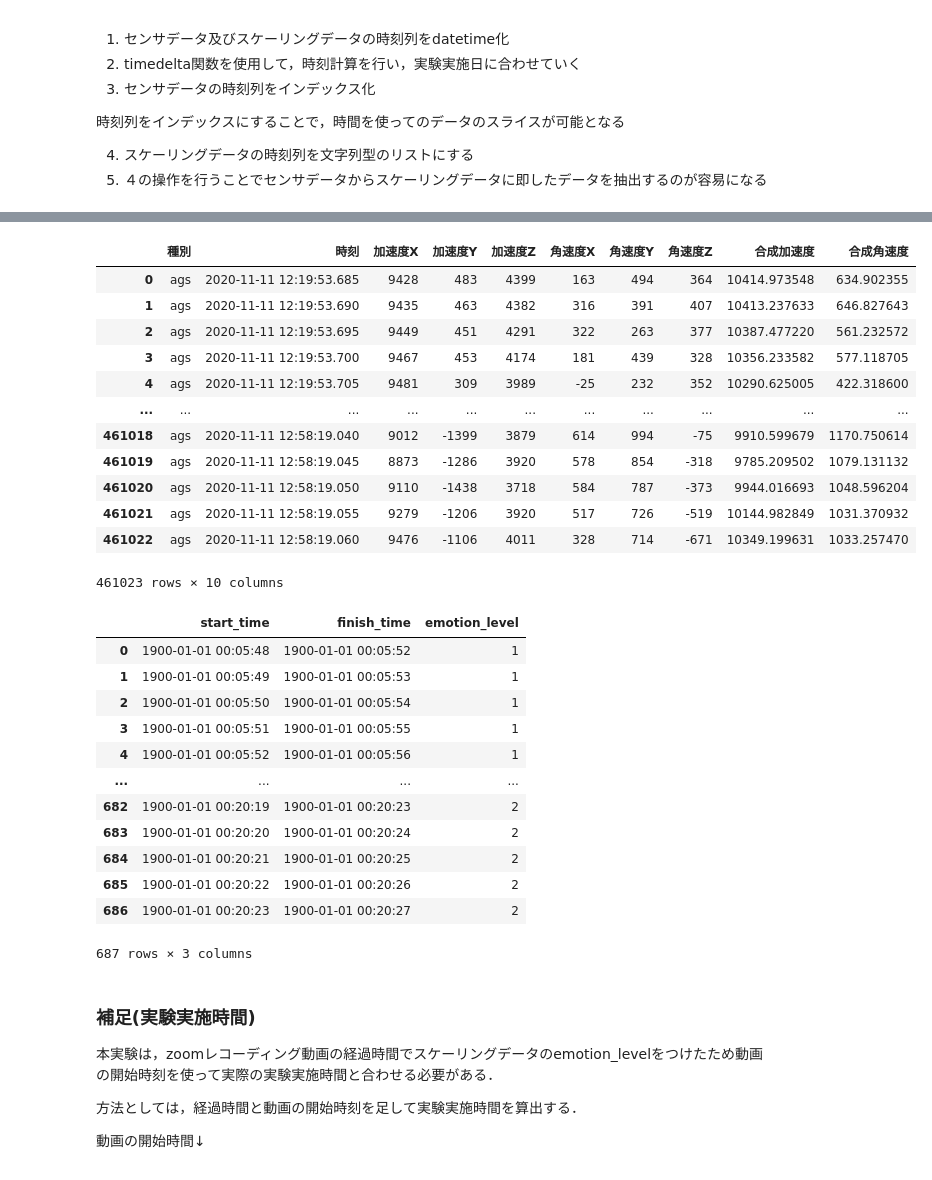
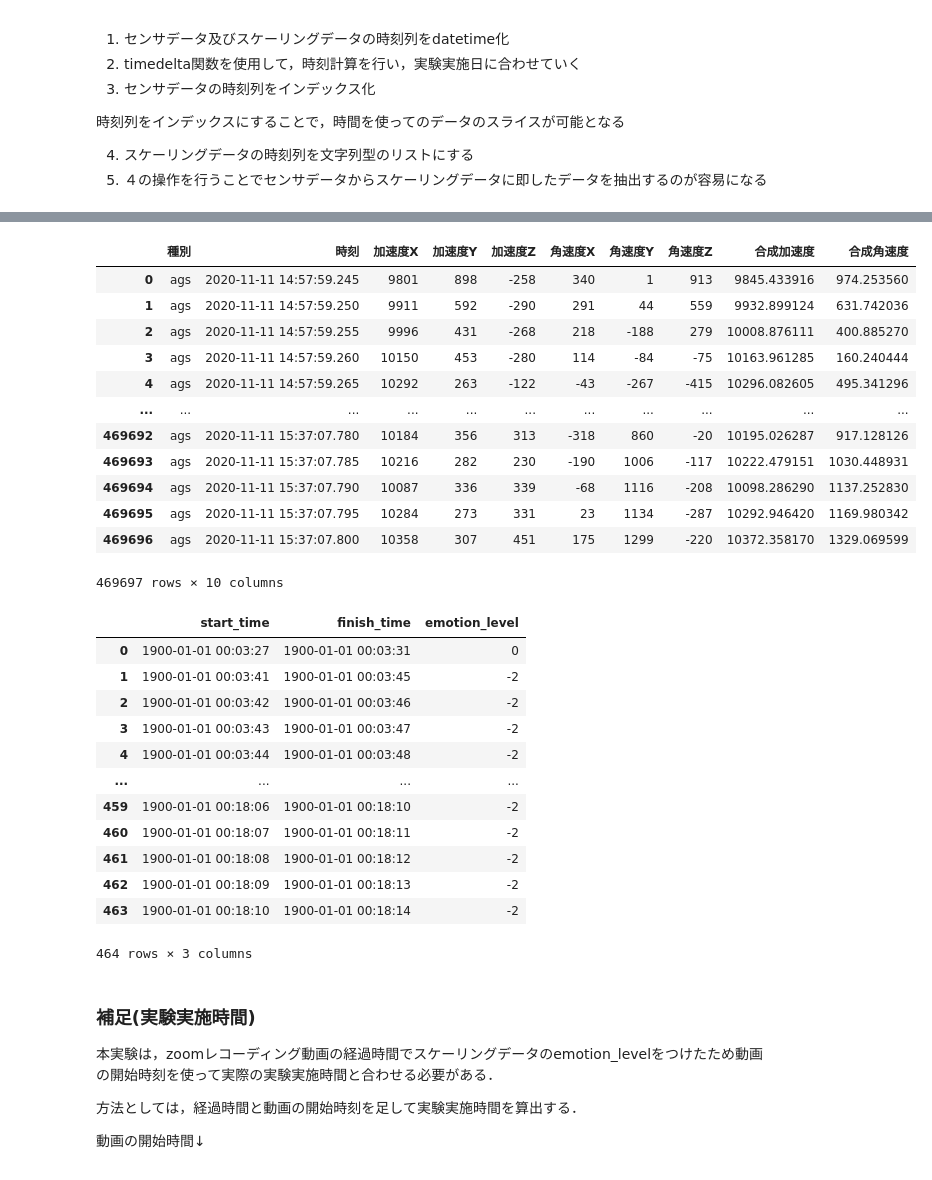
Before and after one commit to aki-1125/exp_gd_20201111, a Jupyter notebook: acc_gyr_gd_20201111_A.ipynb, the cells around one changed output, grey strips where cells are left out. Cells and saved outputs as stored; diff of their text form; code cells hidden in the pictures.

```diff
--- a/acc_gyr_gd_20201111_A.ipynb
+++ b/acc_gyr_gd_20201111_A.ipynb
@@ -75,14 +74,14 @@ def dropna(label):
     a = label.dropna(how='all', axis=1)
     return a
 
-data1_a_label_50 = dropna(data1_a_label_50)
-data1_a_label_60 = dropna(data1_a_label_60)
-data1_a_label_70 = dropna(data1_a_label_70)
-data1_a_label_80 = dropna(data1_a_label_80)
+#data1_a_label_50 = dropna(data1_a_label_50)
+#data1_a_label_60 = dropna(data1_a_label_60)
+#data1_a_label_70 = dropna(data1_a_label_70)
+#data1_a_label_80 = dropna(data1_a_label_80)
 
 # data2_a_label_50 = dropna(data2_a_label_50)
 # data2_a_label_60 = dropna(data2_a_label_60)
-# data2_a_label_70 = dropna(data2_a_label_70)
+data2_a_label_70 = dropna(data2_a_label_70)
 # data2_a_label_80 = dropna(data2_a_label_80)
 # %%
 #欠損値削除
@@ -90,12 +89,12 @@ def dropna(label):
     a = label.dropna(how='all', axis=0)
     return a
 
-data1_a_label_50 = dropna(data1_a_label_50)
-data1_a_label_60 = dropna(data1_a_label_60)
-data1_a_label_70 = dropna(data1_a_label_70)
-data1_a_label_80 = dropna(data1_a_label_80)
+#data1_a_label_50 = dropna(data1_a_label_50)
+#data1_a_label_60 = dropna(data1_a_label_60)
+#data1_a_label_70 = dropna(data1_a_label_70)
+#data1_a_label_80 = dropna(data1_a_label_80)
 
 # data2_a_label_50 = dropna(data2_a_label_50)
 # data2_a_label_60 = dropna(data2_a_label_60)
-# data2_a_label_70 = dropna(data2_a_label_70)
+data2_a_label_70 = dropna(data2_a_label_70)
 # data2_a_label_80 = dropna(data2_a_label_80)
@@ -237,42 +236,42 @@ data1_a_label_80['finish_time'] = pd.to_datetime(data1_a_label_80['finish_time']
 # data2_a_label_60['start_time'] = pd.to_datetime(data2_a_label_60['start_time'], format='%M:%S')
 # data2_a_label_60['finish_time'] = pd.to_datetime(data2_a_label_60['finish_time'], format='%M:%S')
 # %%
-# data2_a_label_70['start_time'] = pd.to_datetime(data2_a_label_70['start_time'], format='%M:%S')
-# data2_a_label_70['finish_time'] = pd.to_datetime(data2_a_label_70['finish_time'], format='%M:%S')
+data2_a_label_70['start_time'] = pd.to_datetime(data2_a_label_70['start_time'], format='%M:%S')
+data2_a_label_70['finish_time'] = pd.to_datetime(data2_a_label_70['finish_time'], format='%M:%S')
 # %%
 # data2_a_label_80['start_time'] = pd.to_datetime(data2_a_label_80['start_time'], format='%M:%S')
 # data2_a_label_80['finish_time'] = pd.to_datetime(data2_a_label_80['finish_time'], format='%M:%S')
 # %%
 #編集したデータの確認(確認のためセッション1のAさんのデータを表示している)
-display(data1_a)
-display(data1_a_label_50)
+display(data2_a)
+display(data2_a_label_70)
 # %% [output]
 |  | 種別 | 時刻 | 加速度X | 加速度Y | 加速度Z | 角速度X | 角速度Y | 角速度Z | 合成加速度 | 合成角速度 |
-| 0 | ags | 2020-11-11 12:19:53.685 | 9428 | 483 | 4399 | 163 | 494 | 364 | 10414.973548 | 634.902355 |
-| 1 | ags | 2020-11-11 12:19:53.690 | 9435 | 463 | 4382 | 316 | 391 | 407 | 10413.237633 | 646.827643 |
-| 2 | ags | 2020-11-11 12:19:53.695 | 9449 | 451 | 4291 | 322 | 263 | 377 | 10387.477220 | 561.232572 |
-| 3 | ags | 2020-11-11 12:19:53.700 | 9467 | 453 | 4174 | 181 | 439 | 328 | 10356.233582 | 577.118705 |
-| 4 | ags | 2020-11-11 12:19:53.705 | 9481 | 309 | 3989 | -25 | 232 | 352 | 10290.625005 | 422.318600 |
+| 0 | ags | 2020-11-11 14:57:59.245 | 9801 | 898 | -258 | 340 | 1 | 913 | 9845.433916 | 974.253560 |
+| 1 | ags | 2020-11-11 14:57:59.250 | 9911 | 592 | -290 | 291 | 44 | 559 | 9932.899124 | 631.742036 |
+| 2 | ags | 2020-11-11 14:57:59.255 | 9996 | 431 | -268 | 218 | -188 | 279 | 10008.876111 | 400.885270 |
+| 3 | ags | 2020-11-11 14:57:59.260 | 10150 | 453 | -280 | 114 | -84 | -75 | 10163.961285 | 160.240444 |
+| 4 | ags | 2020-11-11 14:57:59.265 | 10292 | 263 | -122 | -43 | -267 | -415 | 10296.082605 | 495.341296 |
 | ... | ... | ... | ... | ... | ... | ... | ... | ... | ... | ... |
-| 461018 | ags | 2020-11-11 12:58:19.040 | 9012 | -1399 | 3879 | 614 | 994 | -75 | 9910.599679 | 1170.750614 |
-| 461019 | ags | 2020-11-11 12:58:19.045 | 8873 | -1286 | 3920 | 578 | 854 | -318 | 9785.209502 | 1079.131132 |
-| 461020 | ags | 2020-11-11 12:58:19.050 | 9110 | -1438 | 3718 | 584 | 787 | -373 | 9944.016693 | 1048.596204 |
-| 461021 | ags | 2020-11-11 12:58:19.055 | 9279 | -1206 | 3920 | 517 | 726 | -519 | 10144.982849 | 1031.370932 |
-| 461022 | ags | 2020-11-11 12:58:19.060 | 9476 | -1106 | 4011 | 328 | 714 | -671 | 10349.199631 | 1033.257470 |
+| 469692 | ags | 2020-11-11 15:37:07.780 | 10184 | 356 | 313 | -318 | 860 | -20 | 10195.026287 | 917.128126 |
+| 469693 | ags | 2020-11-11 15:37:07.785 | 10216 | 282 | 230 | -190 | 1006 | -117 | 10222.479151 | 1030.448931 |
+| 469694 | ags | 2020-11-11 15:37:07.790 | 10087 | 336 | 339 | -68 | 1116 | -208 | 10098.286290 | 1137.252830 |
+| 469695 | ags | 2020-11-11 15:37:07.795 | 10284 | 273 | 331 | 23 | 1134 | -287 | 10292.946420 | 1169.980342 |
+| 469696 | ags | 2020-11-11 15:37:07.800 | 10358 | 307 | 451 | 175 | 1299 | -220 | 10372.358170 | 1329.069599 |
-461023 rows × 10 columns
+469697 rows × 10 columns
 |  | start_time | finish_time | emotion_level |
-| 0 | 1900-01-01 00:05:48 | 1900-01-01 00:05:52 | 1 |
-| 1 | 1900-01-01 00:05:49 | 1900-01-01 00:05:53 | 1 |
-| 2 | 1900-01-01 00:05:50 | 1900-01-01 00:05:54 | 1 |
-| 3 | 1900-01-01 00:05:51 | 1900-01-01 00:05:55 | 1 |
-| 4 | 1900-01-01 00:05:52 | 1900-01-01 00:05:56 | 1 |
+| 0 | 1900-01-01 00:03:27 | 1900-01-01 00:03:31 | 0 |
+| 1 | 1900-01-01 00:03:41 | 1900-01-01 00:03:45 | -2 |
+| 2 | 1900-01-01 00:03:42 | 1900-01-01 00:03:46 | -2 |
+| 3 | 1900-01-01 00:03:43 | 1900-01-01 00:03:47 | -2 |
+| 4 | 1900-01-01 00:03:44 | 1900-01-01 00:03:48 | -2 |
 | ... | ... | ... | ... |
-| 682 | 1900-01-01 00:20:19 | 1900-01-01 00:20:23 | 2 |
-| 683 | 1900-01-01 00:20:20 | 1900-01-01 00:20:24 | 2 |
-| 684 | 1900-01-01 00:20:21 | 1900-01-01 00:20:25 | 2 |
-| 685 | 1900-01-01 00:20:22 | 1900-01-01 00:20:26 | 2 |
-| 686 | 1900-01-01 00:20:23 | 1900-01-01 00:20:27 | 2 |
+| 459 | 1900-01-01 00:18:06 | 1900-01-01 00:18:10 | -2 |
+| 460 | 1900-01-01 00:18:07 | 1900-01-01 00:18:11 | -2 |
+| 461 | 1900-01-01 00:18:08 | 1900-01-01 00:18:12 | -2 |
+| 462 | 1900-01-01 00:18:09 | 1900-01-01 00:18:13 | -2 |
+| 463 | 1900-01-01 00:18:10 | 1900-01-01 00:18:14 | -2 |
-687 rows × 3 columns
+464 rows × 3 columns
 # %% [markdown]
 ### 補足(実験実施時間)
 
```
Also changed, not shown: parts of 52 cells of this notebook, 3 other files.
